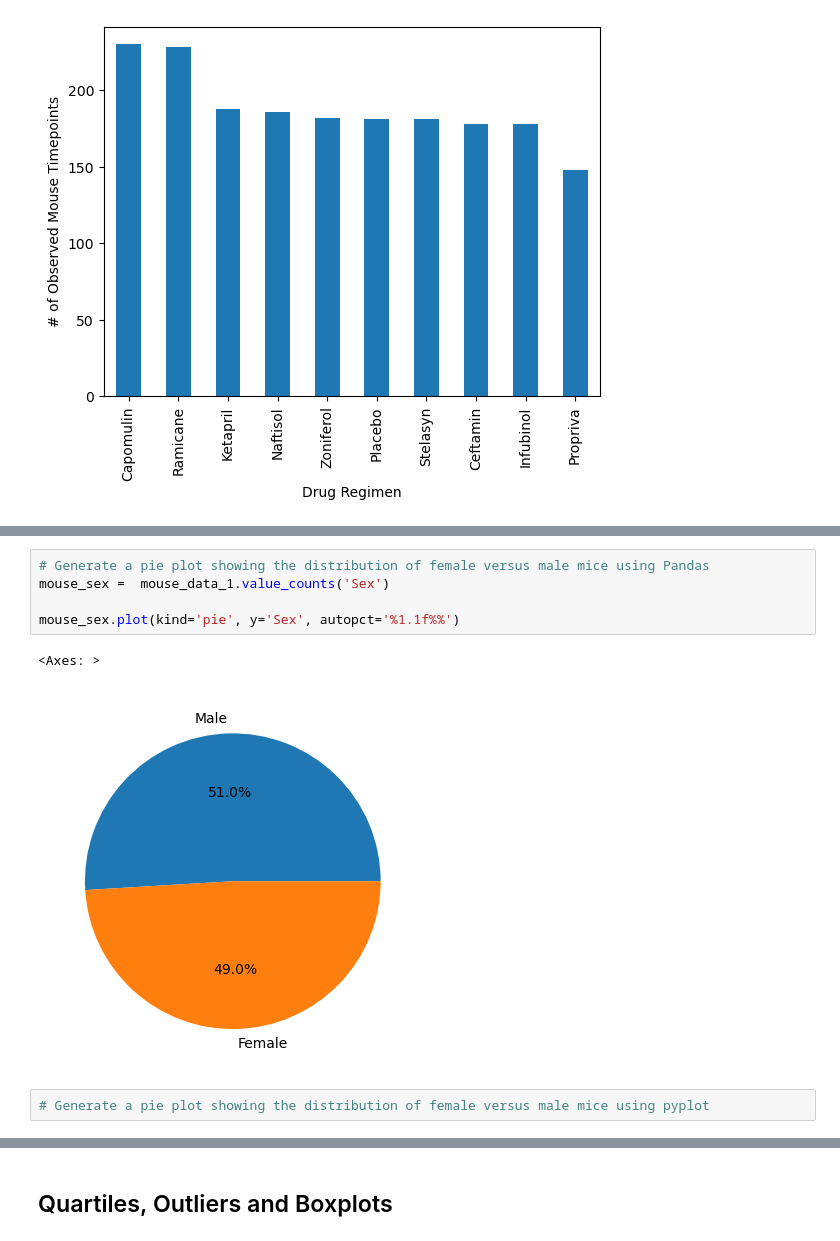
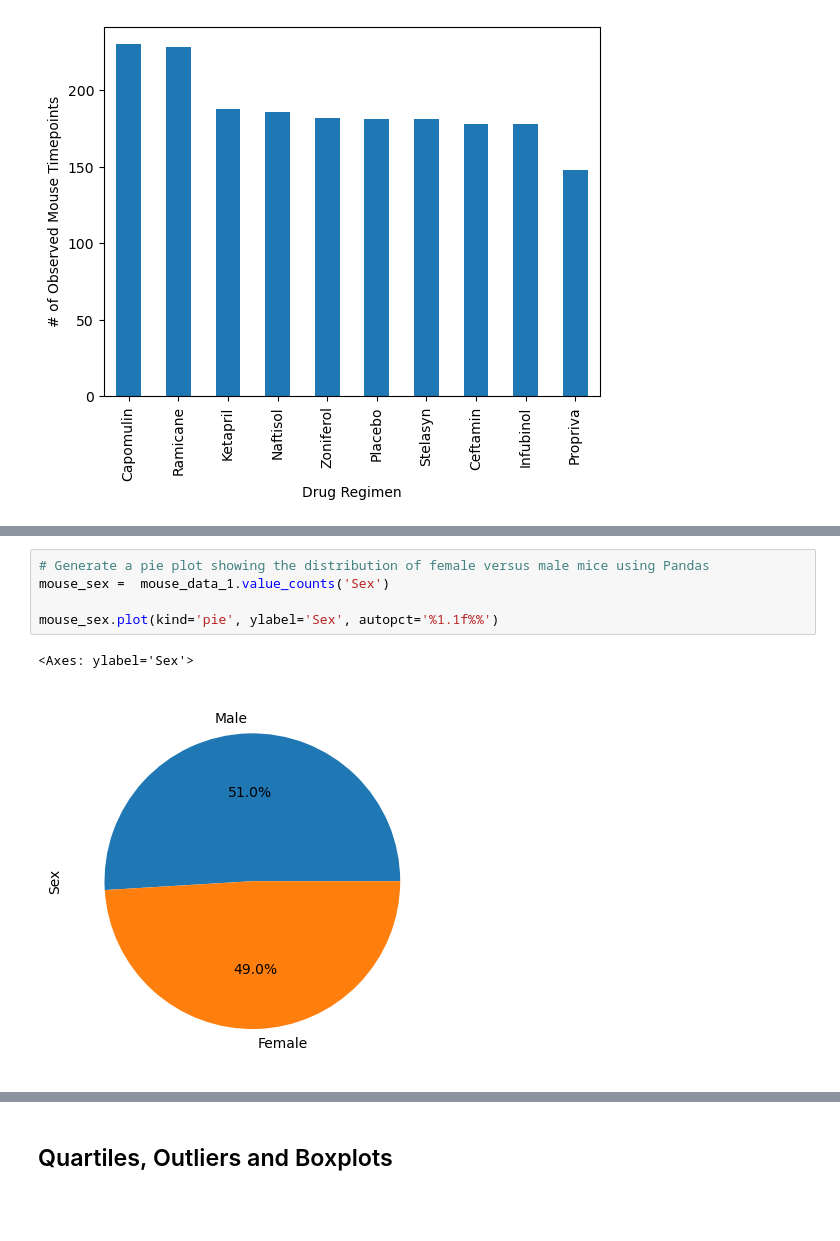
Before and after one commit to Kevin-Lad/matplotlib-challenge, a Jupyter notebook: Pymaceuticals/pymaceuticals_starter.ipynb, the cells around one changed output, grey strips where cells are left out. Drawn from its saved outputs; the diff is of its cells as text; blank space fills up the shorter version.

```diff
--- a/Pymaceuticals/pymaceuticals_starter.ipynb
+++ b/Pymaceuticals/pymaceuticals_starter.ipynb
@@ -195,10 +195,8 @@ plt.show()
 # %%
 # Generate a pie plot showing the distribution of female versus male mice using Pandas
 mouse_sex =  mouse_data_1.value_counts('Sex')
 
-mouse_sex.plot(kind='pie', y='Sex', autopct='%1.1f%%')
+mouse_sex.plot(kind='pie', ylabel='Sex', autopct='%1.1f%%')
 # %% [output]
-<Axes: >
+<Axes: ylabel='Sex'>
-[figure, old version]
+[figure, new version]
-# %%
-# Generate a pie plot showing the distribution of female versus male mice using pyplot
```
Also changed, not shown: parts of 2 cells of this notebook.
